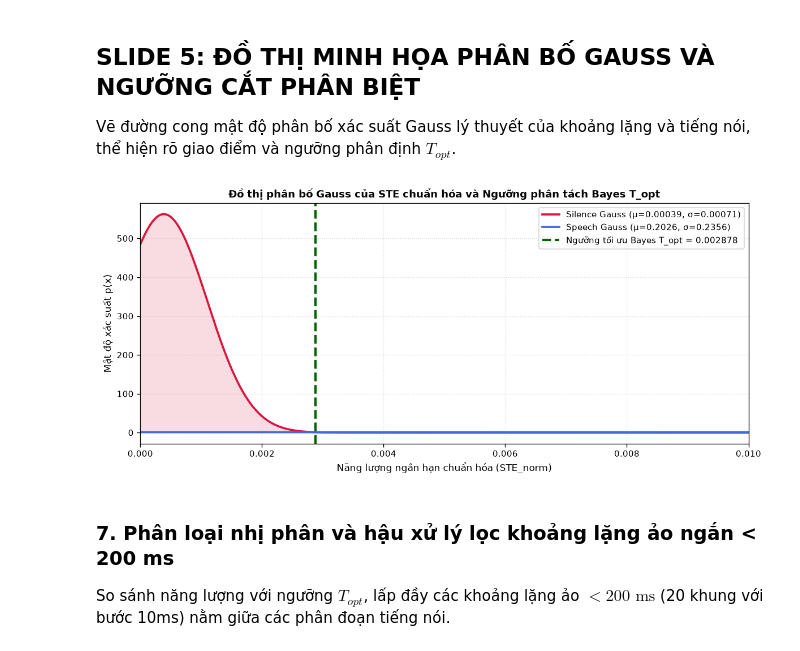
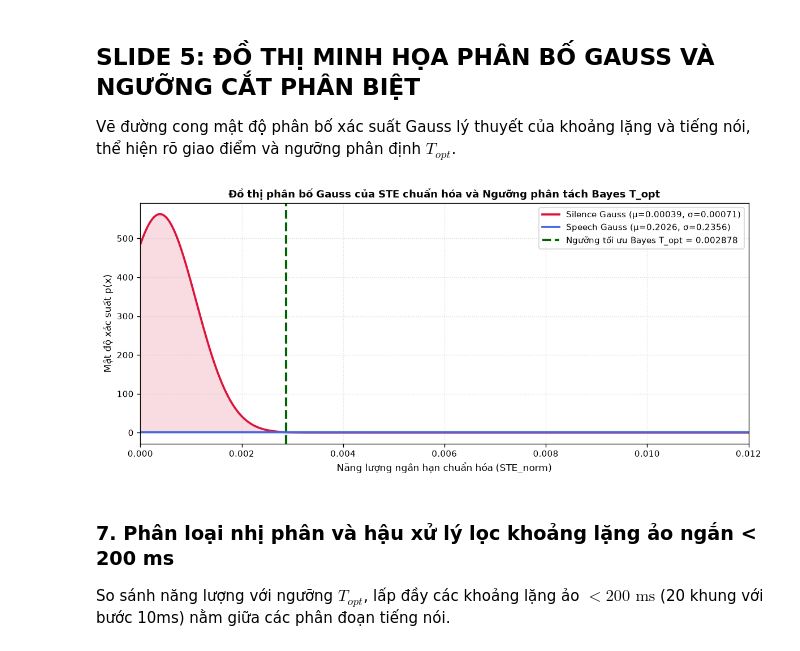
Before and after one commit to dientruonggg/DSP-Midterm, a Jupyter notebook: TT3/TT3_Gaussian_VAD.ipynb, the cells around one changed output. Drawn from its saved outputs; the diff is of its cells as text; code cells hidden in the pictures.

```diff
--- a/TT3/TT3_Gaussian_VAD.ipynb
+++ b/TT3/TT3_Gaussian_VAD.ipynb
@@ -44,8 +44,14 @@ Môi trường thực thi đã sẵn sàng.
 ### 2. Thiết lập đường dẫn thư mục dữ liệu dự án
 Xác định vị trí các thư mục `TinHieuHuanLuyen`, `TinHieuKiemThu` và thư mục lưu trữ kết quả đầu ra.
 # %%
-# Xác định đường dẫn thư mục gốc của dự án
-PROJECT_ROOT = Path.cwd().parent if Path.cwd().name == "TT3" else Path.cwd()
+def find_project_root() -> Path:
+    curr = Path.cwd()
+    for candidate in [curr, *curr.parents]:
+        if (candidate / "TinHieuHuanLuyen").exists() and (candidate / "TinHieuKiemThu").exists():
+            return candidate
+    raise FileNotFoundError("Không tìm thấy thư mục gốc của dự án.")
+
+PROJECT_ROOT = find_project_root()
 TRAIN_DIR = PROJECT_ROOT / "TinHieuHuanLuyen"
 TEST_DIR = PROJECT_ROOT / "TinHieuKiemThu"
 OUTPUT_DIR = PROJECT_ROOT / "TT3" / "output"
@@ -249,11 +197,8 @@ Các hàm trích xuất đặc trưng STE đã được định nghĩa.
 ## SLIDE 2: KHẢO SÁT DỮ LIỆU HUẤN LUYỆN (TRAINING DATA SURVEY)
 Khảo sát tất cả các speech frames và silence frames trong 04 file huấn luyện (`phone_F1`, `phone_M1`, `studio_F1`, `studio_M1`) dựa vào mốc thời gian trong file `.lab`.
 # %%
-def survey_training_data(training_dir: str):
-    """
-    Khảo sát toàn bộ các khung tín hiệu trên 4 file huấn luyện,
-    phân chia năng lượng STE chuẩn hóa thành 2 tập: silence frames và speech frames.
-    """
+def survey_training_data(training_dir: str, frame_size_ms: float = 25.0, hop_size_ms: float = 10.0):
+    """Khảo sát toàn bộ các khung tín hiệu trên 4 file huấn luyện, phân chia thành silence và speech."""
     wav_files = sorted(glob.glob(os.path.join(training_dir, "*.wav")))
     all_silence_ste: List[float] = []
     all_speech_ste: List[float] = []
@@ -263,11 +208,10 @@ def survey_training_data(training_dir: str):
         fname = os.path.basename(wav_path)
         lab_path = os.path.splitext(wav_path)[0] + ".lab"
         signal, sample_rate = read_wav(wav_path)
-        ste_norm, frame_times = extract_ste_features(signal, sample_rate)
+        ste_norm, frame_times = extract_ste_features(signal, sample_rate, frame_size_ms, hop_size_ms)
         lab_segments = read_lab(lab_path)
         gt_start, gt_end = get_speech_groundtruth(lab_segments)
 
-        # Phân loại khung dựa vào mốc thời gian ground truth chuẩn Praat
         file_silence, file_speech = [], []
         for t, energy in zip(frame_times, ste_norm):
             if gt_start <= t <= gt_end:
@@ -289,8 +233,7 @@ def survey_training_data(training_dir: str):
 
     return np.array(all_silence_ste), np.array(all_speech_ste), per_file_stats
 
-# Thực thi khảo sát trên thư mục huấn luyện
-silence_ste, speech_ste, per_file_stats = survey_training_data(str(TRAIN_DIR))
+silence_ste, speech_ste, per_file_stats = survey_training_data(str(TRAIN_DIR), 25.0, 10.0)
 print(f"Tổng số khung khoảng lặng (Silence) khảo sát : {len(silence_ste):,}")
 print(f"Tổng số khung tiếng nói (Speech) khảo sát     : {len(speech_ste):,}")
 # %% [output]
@@ -301,16 +244,13 @@ Tổng số khung tiếng nói (Speech) khảo sát     : 794
 Giả sử năng lượng STE chuẩn hóa tuân theo phân bố Gauss: $p(x|\text{sil}) \sim \mathcal{N}(\mu_{sil}, \sigma_{sil}^2)$ và $p(x|\text{sp}) \sim \mathcal{N}(\mu_{sp}, \sigma_{sp}^2)$.
 # %%
 def estimate_gaussian_parameters(silence_ste: np.ndarray, speech_ste: np.ndarray):
-    """
-    Tính kỳ vọng (mean) và độ lệch chuẩn (std) của khoảng lặng và tiếng nói bằng hàm Numpy built-in.
-    """
+    """Tính kỳ vọng (mean) và độ lệch chuẩn (std) của khoảng lặng và tiếng nói bằng hàm Numpy built-in."""
     mu_sil = float(np.mean(silence_ste))
     sigma_sil = float(np.std(silence_ste))
     mu_sp = float(np.mean(speech_ste))
     sigma_sp = float(np.std(speech_ste))
     return mu_sil, sigma_sil, mu_sp, sigma_sp
 
-# Tính toán các tham số thống kê gộp cho cả 4 file huấn luyện
 mu_sil, sigma_sil, mu_sp, sigma_sp = estimate_gaussian_parameters(silence_ste, speech_ste)
 
 print("=" * 82)
@@ -337,19 +277,14 @@ GỘP 04 FILE (CHUNG) | 0.000387     | 0.000709     | 0.202649     | 0.235626
 Tìm ngưỡng phân biệt tối ưu $T_{opt}$ bằng cách giải phương trình phân bố xác suất Gauss Bayes: $p(x|\text{sil}) = p(x|\text{sp})$, tương đương phương trình bậc hai $A x^2 + B x + C = 0$.
 # %%
 def solve_bayes_threshold(mu_sil: float, sigma_sil: float, mu_sp: float, sigma_sp: float) -> float:
-    """
-    Giải phương trình giao điểm mật độ xác suất Gauss Bayes: p(x|sil) = p(x|sp)
-    với điều kiện tiên nghiệm đồng đều P(sil) = P(sp).
-    """
+    """Giải phương trình giao điểm mật độ xác suất Gauss Bayes: p(x|sil) = p(x|sp)."""
     var_sil = sigma_sil ** 2
     var_sp = sigma_sp ** 2
 
-    # Các hệ số của phương trình bậc hai sau khi lấy ln 2 vế: A*x^2 + B*x + C = 0
     coef_a = (1.0 / var_sil) - (1.0 / var_sp)
     coef_b = -2.0 * ((mu_sil / var_sil) - (mu_sp / var_sp))
     coef_c = (mu_sil ** 2 / var_sil) - (mu_sp ** 2 / var_sp) + 2.0 * math.log(sigma_sil / sigma_sp)
 
-    # Tính biệt thức delta
     delta = coef_b ** 2 - 4.0 * coef_a * coef_c
     if delta < 0:
         return float((mu_sil * sigma_sp + mu_sp * sigma_sil) / (sigma_sil + sigma_sp))
@@ -358,16 +293,13 @@ def solve_bayes_threshold(mu_sil: float, sigma_sil: float, mu_sp: float, sigma_s
     root1 = (-coef_b + sqrt_delta) / (2.0 * coef_a)
     root2 = (-coef_b - sqrt_delta) / (2.0 * coef_a)
 
-    # Chọn nghiệm nằm trong khoảng [mu_sil, mu_sp]
     valid_roots = [r for r in (root1, root2) if mu_sil <= r <= mu_sp]
     if valid_roots:
         return float(valid_roots[0])
 
-    # Dự phòng nghiệm dương gần mu_sil nhất
     positive_roots = [r for r in (root1, root2) if r > 0]
     return float(min(positive_roots, key=lambda r: abs(r - mu_sil)))
 
-# Tính ngưỡng tối ưu Bayes dùng chung
 T_opt = solve_bayes_threshold(mu_sil, sigma_sil, mu_sp, sigma_sp)
 print(f"Hệ số A = {((1.0/sigma_sil**2)-(1.0/sigma_sp**2)):.4f}")
 print(f"Hệ số B = {-2.0*((mu_sil/sigma_sil**2)-(mu_sp/sigma_sp**2)):.4f}")
@@ -384,33 +316,31 @@ Hệ số C = -12.0533
 ## SLIDE 5: ĐỒ THỊ MINH HỌA PHÂN BỐ GAUSS VÀ NGƯỠNG CẮT PHÂN BIỆT
 Vẽ đường cong mật độ phân bố xác suất Gauss lý thuyết của khoảng lặng và tiếng nói, thể hiện rõ giao điểm và ngưỡng phân định $T_{opt}$.
 # %%
-# Tạo miền giá trị năng lượng nhỏ cận 0 để quan sát rõ giao điểm
-x_range = np.linspace(0.0, 0.012, 2000)
+x_range = np.linspace(0.0, 0.015, 2000)
 
 def gaussian_pdf(x, mu, sigma):
     return (1.0 / (sigma * np.sqrt(2.0 * np.pi))) * np.exp(-0.5 * ((x - mu) / sigma) ** 2)
 
 pdf_silence = gaussian_pdf(x_range, mu_sil, sigma_sil)
 pdf_speech = gaussian_pdf(x_range, mu_sp, sigma_sp)
 
 fig, ax = plt.subplots(figsize=(10, 4.5), dpi=120)
 ax.plot(x_range, pdf_silence, color="crimson", lw=2.2, label=f"Silence Gauss (μ={mu_sil:.5f}, σ={sigma_sil:.5f})")
 ax.plot(x_range, pdf_speech, color="royalblue", lw=2.2, label=f"Speech Gauss (μ={mu_sp:.4f}, σ={sigma_sp:.4f})")
 
-# Vẽ đường thẳng đứng ngưỡng tối ưu Bayes
 ax.axvline(T_opt, color="darkgreen", linestyle="--", lw=2.5, label=f"Ngưỡng tối ưu Bayes T_opt = {T_opt:.6f}")
 ax.fill_between(x_range[x_range <= T_opt], pdf_silence[x_range <= T_opt], color="crimson", alpha=0.15)
 ax.fill_between(x_range[x_range >= T_opt], pdf_speech[x_range >= T_opt], color="royalblue", alpha=0.15)
 
 ax.set_title("Đồ thị phân bố Gauss của STE chuẩn hóa và Ngưỡng phân tách Bayes T_opt", fontweight="bold")
 ax.set_xlabel("Năng lượng ngắn hạn chuẩn hóa (STE_norm)")
 ax.set_ylabel("Mật độ xác suất p(x)")
-ax.set_xlim(0.0, 0.010)
+ax.set_xlim(0.0, 0.012)
 ax.legend(loc="upper right")
 plt.tight_layout()
 plt.show()
 # %% [output]
-[figure, old version]
+[figure, new version]
 # %% [markdown]
 ### 7. Phân loại nhị phân và hậu xử lý lọc khoảng lặng ảo ngắn < 200 ms
 So sánh năng lượng với ngưỡng $T_{opt}$, lấp đầy các khoảng lặng ảo $< 200\text{ ms}$ (20 khung với bước 10ms) nằm giữa các phân đoạn tiếng nói.
```
Also changed, not shown: parts of 9 cells of this notebook, 10 other files.
